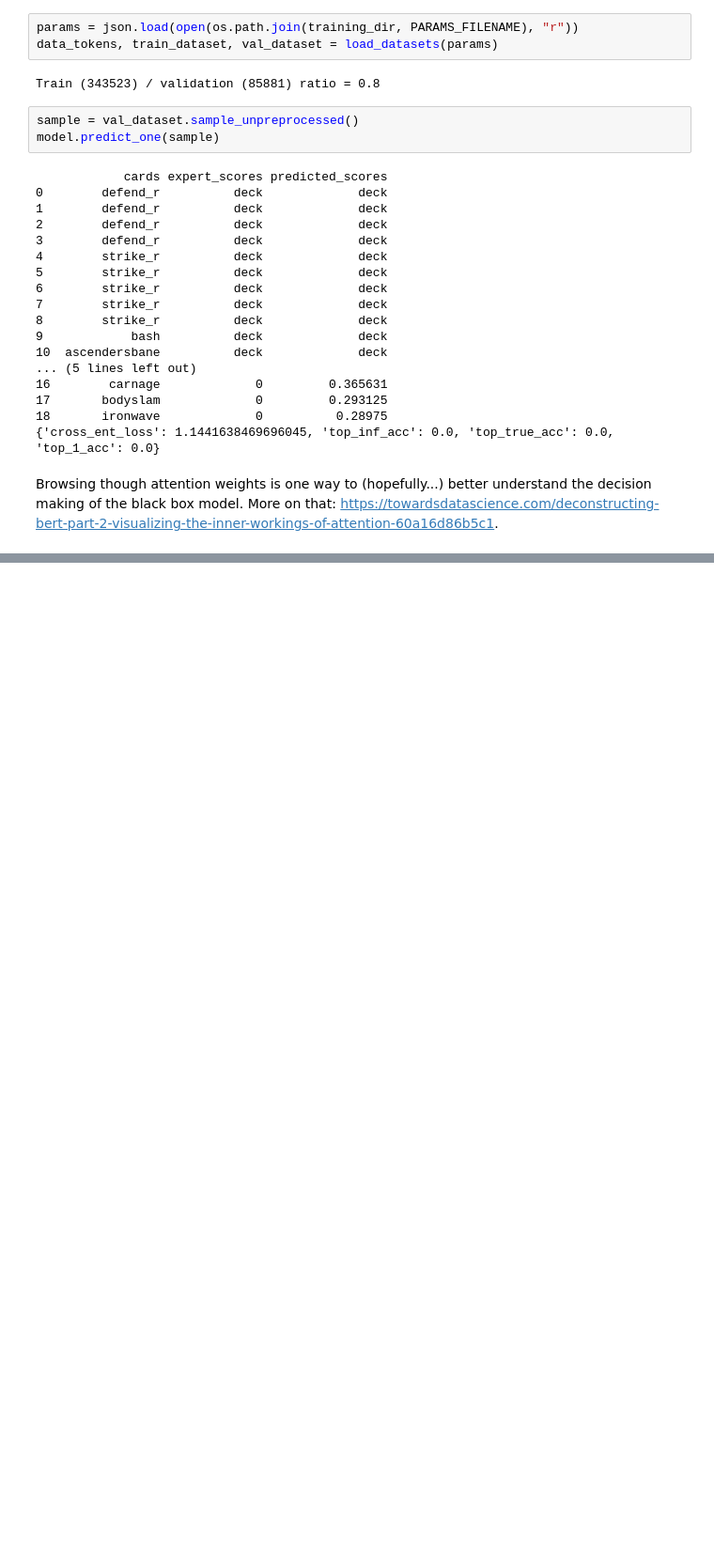
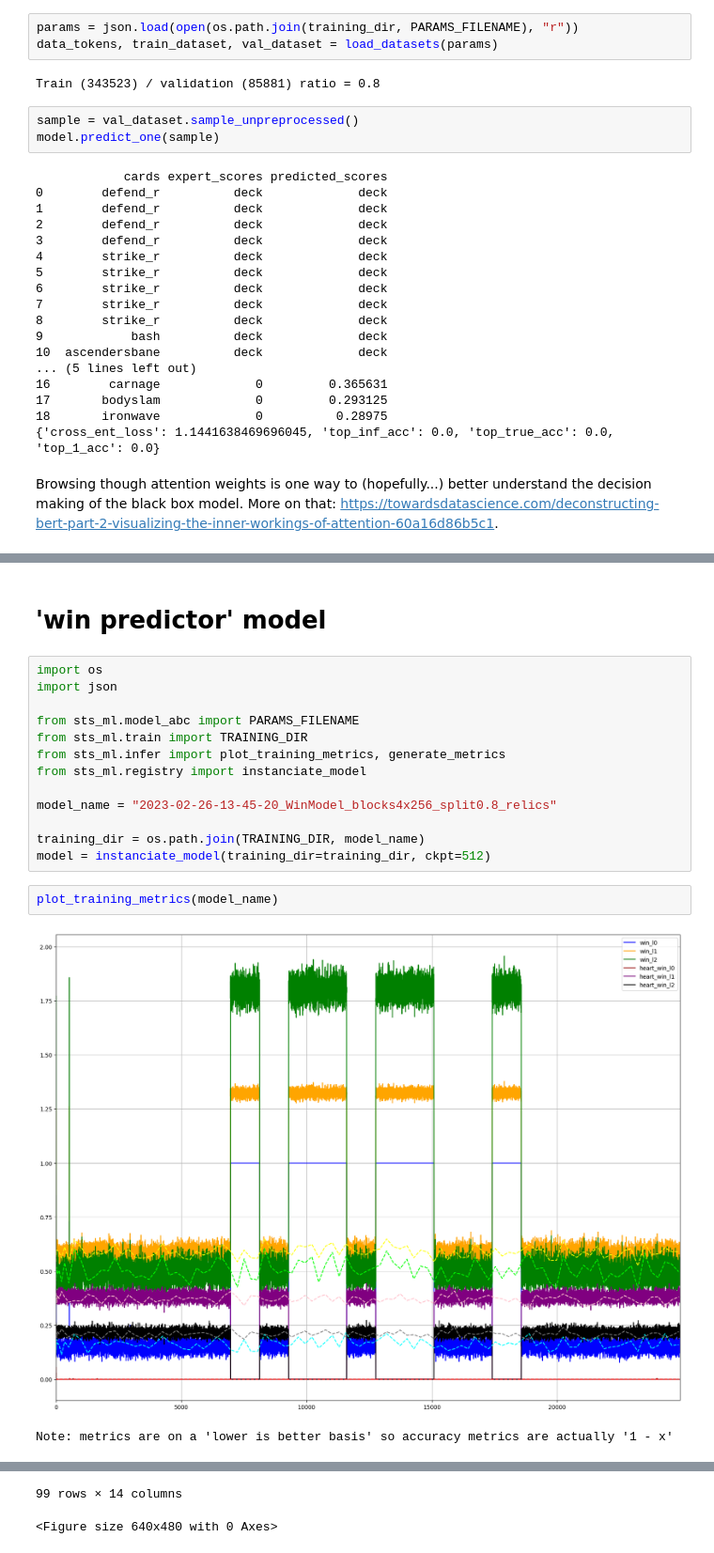
Before and after one commit to lgerrets/sts_card_picker, a Jupyter notebook: main.ipynb, the cells around one changed output, grey strips where cells are left out. Shown at 94% size. Saved outputs shown, nothing was run; the diff lists cells and outputs as text; blank space fills up the shorter version.

```diff
--- a/main.ipynb
+++ b/main.ipynb
@@ -230,3 +232,23 @@ NOTE: our attention weights are such that an output embedding cannot attend to p
 This table may render badly (eg on github) so [here](doc/attention_table.png) is an example screenshot:
 
 ![here](doc/attention_table.png).
+# %% [markdown]
+# 'win predictor' model
+# %%
+import os
+import json
+
+from sts_ml.model_abc import PARAMS_FILENAME
+from sts_ml.train import TRAINING_DIR
+from sts_ml.infer import plot_training_metrics, generate_metrics
+from sts_ml.registry import instanciate_model
+
+model_name = "2023-02-26-13-45-20_WinModel_blocks4x256_split0.8_relics"
+
+training_dir = os.path.join(TRAINING_DIR, model_name)
+model = instanciate_model(training_dir=training_dir, ckpt=512)
+# %%
+plot_training_metrics(model_name)
+# %% [output]
+[figure, added]
+Note: metrics are on a 'lower is better basis' so accuracy metrics are actually '1 - x'
@@ -232,0 +267,2 @@ This table may render badly (eg on github) so [here](doc/attention_table.png) is
+99 rows × 14 columns
+<Figure size 640x480 with 0 Axes>
```
Also changed, not shown: parts of 5 cells of this notebook, 5 other files.
